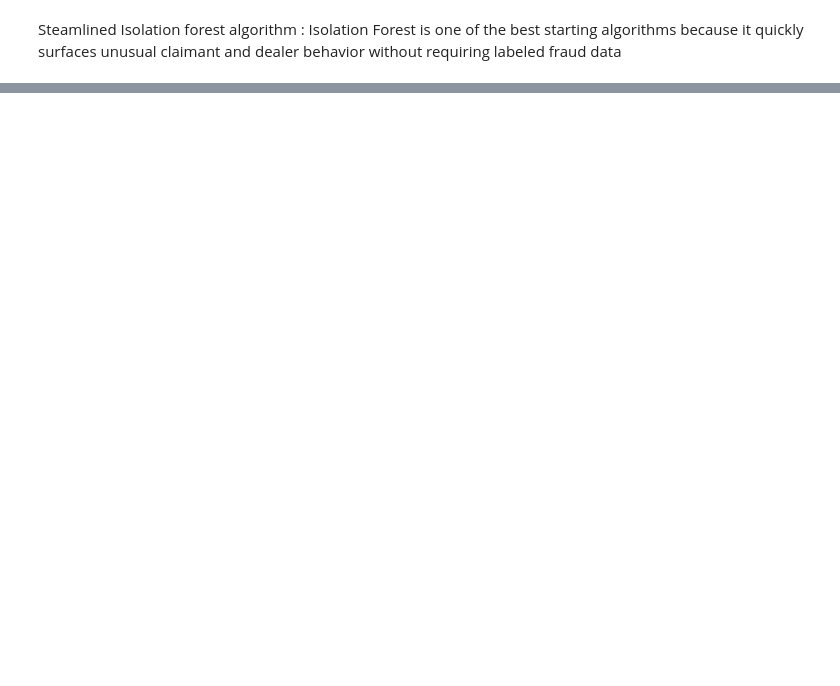
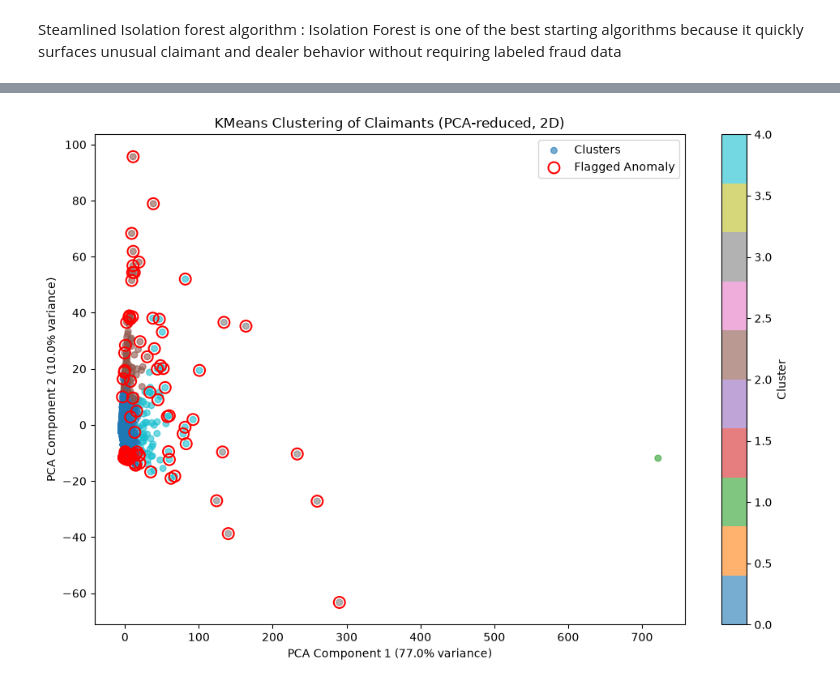
Before and after one commit to Lubina-ops/Claims-audit-and-fraud-detection, a Jupyter notebook: KM_Claim_data_Intial_Analysis.ipynb, the cells around one changed output, grey strips where cells are left out. Cells and saved outputs as stored; diff of their text form; code cells hidden in the pictures; blank space fills up the shorter version.

```diff
--- a/KM_Claim_data_Intial_Analysis.ipynb
+++ b/KM_Claim_data_Intial_Analysis.ipynb
@@ -1223,0 +1386,15 @@ Percent flagged = 10.01%
+# %%
+for c in [0.01, 0.03, 0.05, 0.10]:
+    if 'claimant_features' not in locals():
+        claimant_features = build_claimant_features(run_behavioral_feature_pipeline(df))
+    scored = score_anomalies(claimant_features, contamination=c)
+
+    flagged = scored['model_anomaly_flag'] == 1
+    n_flagged = flagged.sum()
+
+    # How many flagged claimants actually had fraud history?
+    caught = scored.loc[flagged, 'fraud_flag_count'].gt(0).sum()
+
+    precision = caught / n_flagged if n_flagged else 0
+    print(f"contamination={c}: flagged={n_flagged}, "
+          f"with_fraud_history={caught}, precision={precision:.1%}")
@@ -1223,0 +1699,39 @@ Percent flagged = 10.01%
+# %%
+from sklearn.decomposition import PCA
+
+import matplotlib.pyplot as plt
+
+# Reduce the scaled feature space to 2D for visualization
+pca = PCA(n_components=2, random_state=42)
+X_pca = pca.fit_transform(X_scaled)
+
+# Get KMeans cluster labels and anomaly flags from earlier results
+kmeans_result = next(r for r in results if r['name'] == 'KMeans')
+cluster_labels = kmeans_result['cluster_labels']
+kmeans_flag = kmeans_result['flag']
+
+plt.figure(figsize=(10, 7))
+
+# Plot all points colored by cluster
+scatter = plt.scatter(
+    X_pca[:, 0], X_pca[:, 1],
+    c=cluster_labels, cmap='tab10',
+    alpha=0.6, s=30, label='Clusters'
+)
+
+# Overlay anomalies (points far from centroid) in red
+plt.scatter(
+    X_pca[kmeans_flag == 1, 0], X_pca[kmeans_flag == 1, 1],
+    facecolors='none', edgecolors='red', s=100,
+    linewidths=1.5, label='Flagged Anomaly'
+)
+
+plt.title('KMeans Clustering of Claimants (PCA-reduced, 2D)')
+plt.xlabel(f'PCA Component 1 ({pca.explained_variance_ratio_[0]*100:.1f}% variance)')
+plt.ylabel(f'PCA Component 2 ({pca.explained_variance_ratio_[1]*100:.1f}% variance)')
+plt.legend()
+plt.colorbar(scatter, label='Cluster')
+plt.tight_layout()
+plt.show()
+# %% [output]
+[figure, added]
```
Also changed, not shown: parts of 80 cells of this notebook.
